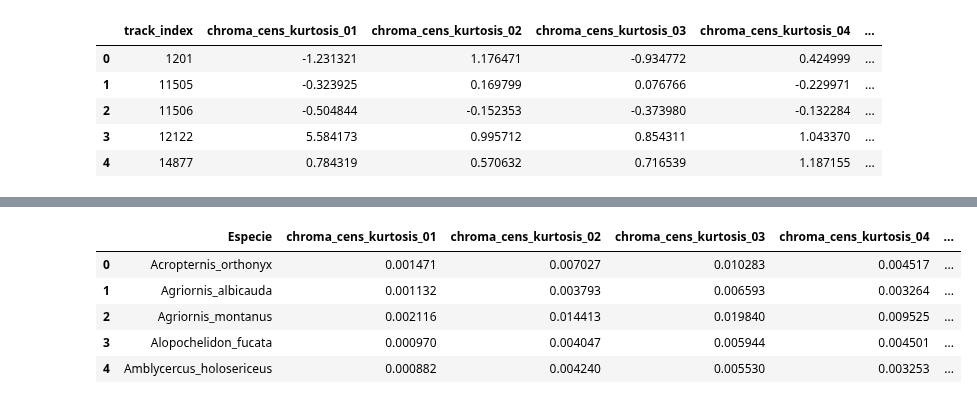
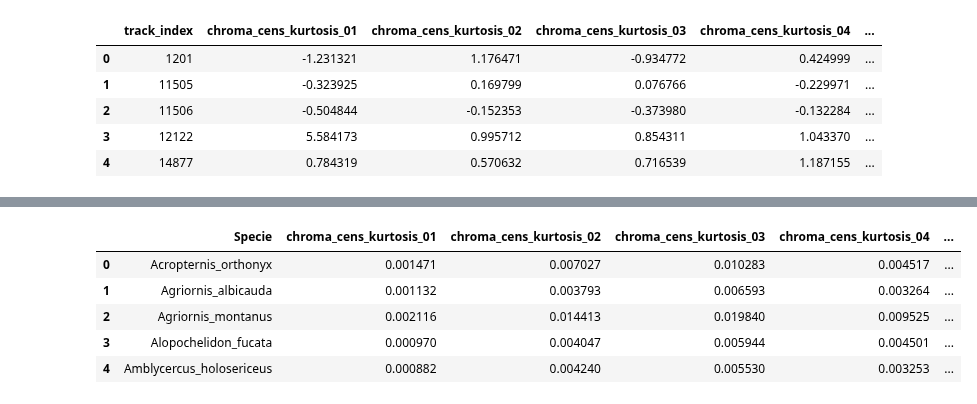
Before and after one commit to camiloacp/The-Evolutionary-Structure-of-Acoustic-Learnability-A-Deep-Learning-Approach-to-Neotropical-Birdsong, a Jupyter notebook: evolution/00_data-preparation.ipynb, the cells around one changed output, grey strips where cells are left out. Saved outputs shown, nothing was run; the diff lists cells and outputs as text; code cells hidden in the pictures.

Commit message:
feat: data avonet

```diff
--- a/evolution/00_data-preparation.ipynb
+++ b/evolution/00_data-preparation.ipynb
@@ -30,8 +27,11 @@ def eliminar_columnas_nulos(df, umbral=0.9):
     columnas_a_eliminar = porcentaje_nulos[porcentaje_nulos > umbral].index
     df = df.drop(columns=columnas_a_eliminar)
     return df
-# %%
-Species = df.pop('Especie')
+# %%
+species = df.pop('Especie')
+genero = df.pop('Genero')
+familia = df.pop('Familia')
+suborder = df.pop('Suborder')
 # %%
 scaler = MinMaxScaler()
 df_normalized = pd.DataFrame(scaler.fit_transform(df), columns=df.columns)
@@ -46,6 +46,3 @@ df_standardized = pd.DataFrame(scaler.fit_transform(df), columns=df.columns)
 # sns.boxplot(data=df)
 # plt.xticks(rotation=90)
 # plt.show()
-# %%
-df_normalized['Especie'] = Species
-df_normalized.head()
@@ -59,11 +49,13 @@ df_normalized.head()
+# %%
+df_normalized['Specie'] = species
 # %%
-data_summary = df_normalized.groupby('Especie').mean()
+data_summary = df_normalized.groupby('Specie').mean()
 data_summary = data_summary.dropna(axis=1)
 data_summary.reset_index(inplace=True)
-data_summary['Especie'] = data_summary['Especie'].str.replace(" ", "_")
+data_summary['Specie'] = data_summary['Specie'].str.replace(" ", "_")
 data_summary.head()
 # %% [output]
-|  | Especie | chroma_cens_kurtosis_01 | chroma_cens_kurtosis_02 | chroma_cens_kurtosis_03 | chroma_cens_kurtosis_04 | ... |
+|  | Specie | chroma_cens_kurtosis_01 | chroma_cens_kurtosis_02 | chroma_cens_kurtosis_03 | chroma_cens_kurtosis_04 | ... |
 | 0 | Acropternis_orthonyx | 0.001471 | 0.007027 | 0.010283 | 0.004517 | ... |
 | 1 | Agriornis_albicauda | 0.001132 | 0.003793 | 0.006593 | 0.003264 | ... |
 | 2 | Agriornis_montanus | 0.002116 | 0.014413 | 0.019840 | 0.009525 | ... |
```
Also changed, not shown: parts of 2 cells of this notebook, 4 other files.
